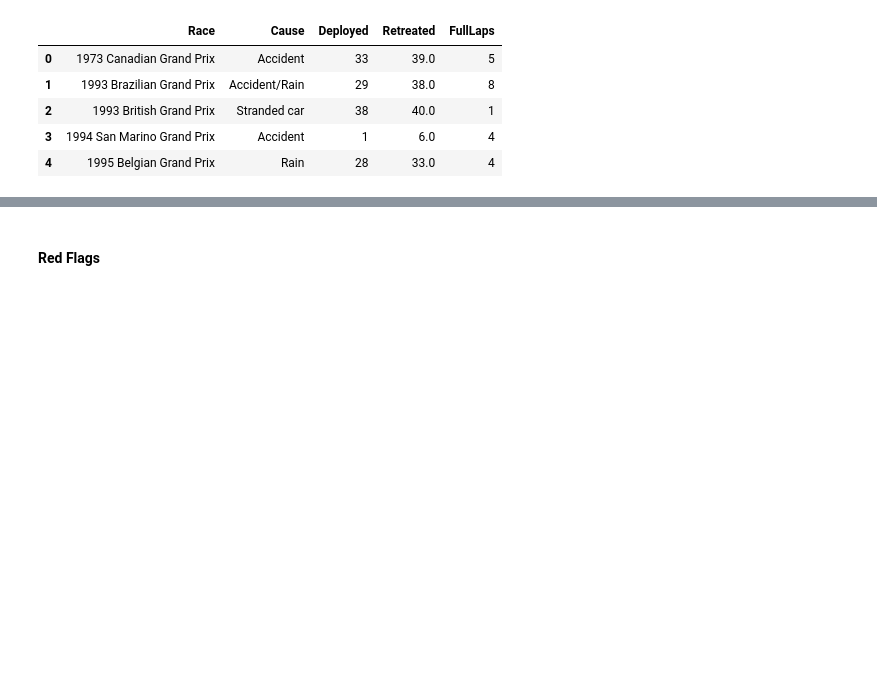
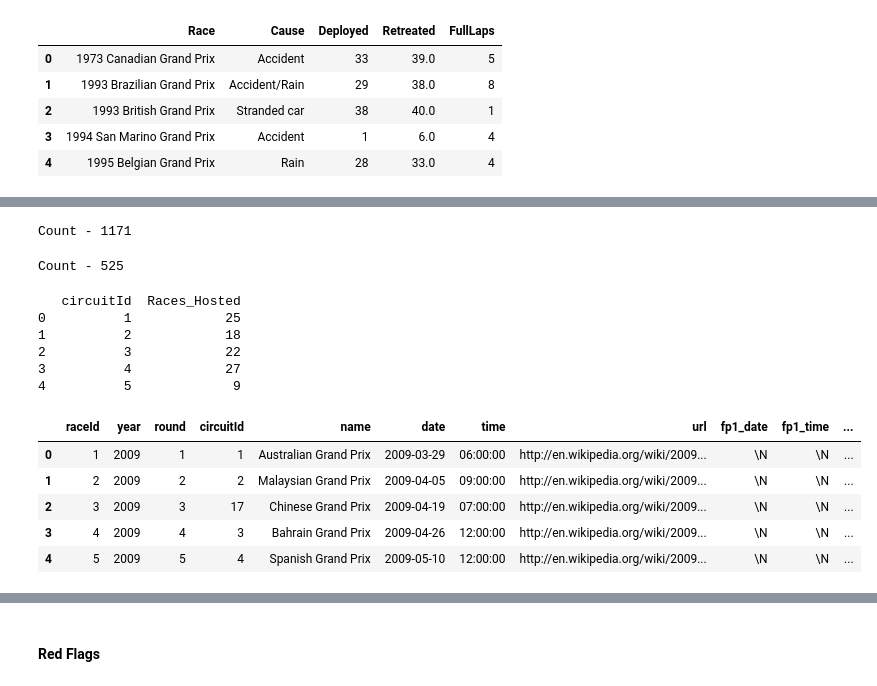
Before and after one commit to LukeHilliard/f1-complexity-index, a Jupyter notebook: analysis.ipynb, the cells around one changed output, grey strips where cells are left out. Drawn from its saved outputs; the diff is of its cells as text; code cells hidden in the pictures; blank space fills up the shorter version.

```diff
--- a/analysis.ipynb
+++ b/analysis.ipynb
@@ -233,0 +325,32 @@ There are 3 variables that I am interested in from this set.
+# %%
+races = pd.read_csv("data/races.csv")
+races.head()
+print(f"Count - {len(races)}")
+# %% [output]
+Count - 1171
+# %%
+filtered_races = races[races['year'] >= 2000].copy()
+print(f"Count - {len(filtered_races)}")
+# %% [output]
+Count - 525
+# %%
+
+# Count the circuitIds and created a new column called Races_Hosted to hold this number
+races_hosted_counts = filtered_races.groupby('circuitId').size().reset_index(name='Races_Hosted')
+print(races_hosted_counts.head())
+# Create new column that matches GP_Name in safety cars, safety cars will have cirucitId have this merge from races
+races['Race_Match'] = races['year'].astype(str) + " " + races['name']
+races.head()
+# %% [output]
+   circuitId  Races_Hosted
+0          1            25
+1          2            18
+2          3            22
+3          4            27
+4          5             9
+|  | raceId | year | round | circuitId | name | date | time | url | fp1_date | fp1_time | ... |
+| 0 | 1 | 2009 | 1 | 1 | Australian Grand Prix | 2009-03-29 | 06:00:00 | http://en.wikipedia.org/wiki/2009... | \N | \N | ... |
+| 1 | 2 | 2009 | 2 | 2 | Malaysian Grand Prix | 2009-04-05 | 09:00:00 | http://en.wikipedia.org/wiki/2009... | \N | \N | ... |
+| 2 | 3 | 2009 | 3 | 17 | Chinese Grand Prix | 2009-04-19 | 07:00:00 | http://en.wikipedia.org/wiki/2009... | \N | \N | ... |
+| 3 | 4 | 2009 | 4 | 3 | Bahrain Grand Prix | 2009-04-26 | 12:00:00 | http://en.wikipedia.org/wiki/2009... | \N | \N | ... |
+| 4 | 5 | 2009 | 5 | 4 | Spanish Grand Prix | 2009-05-10 | 12:00:00 | http://en.wikipedia.org/wiki/2009... | \N | \N | ... |
```
Also changed, not shown: parts of 12 cells of this notebook.
